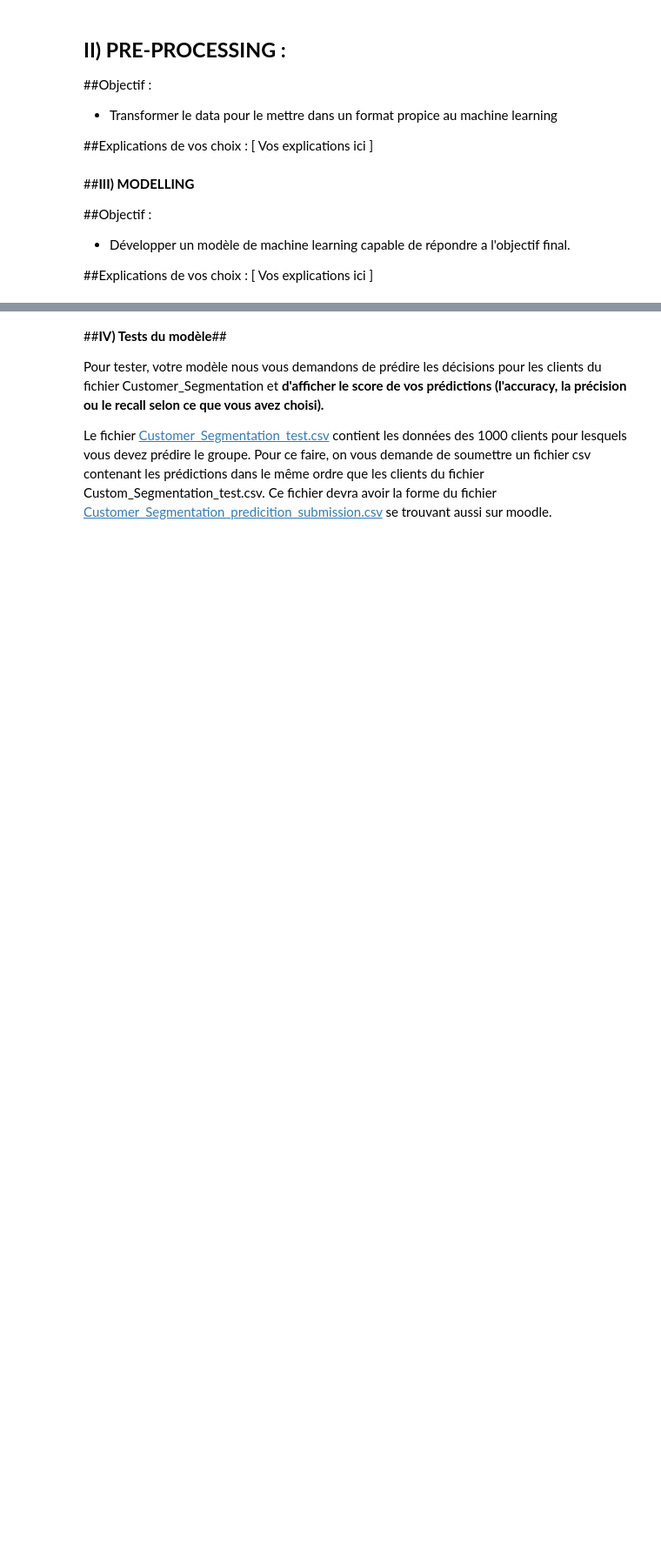
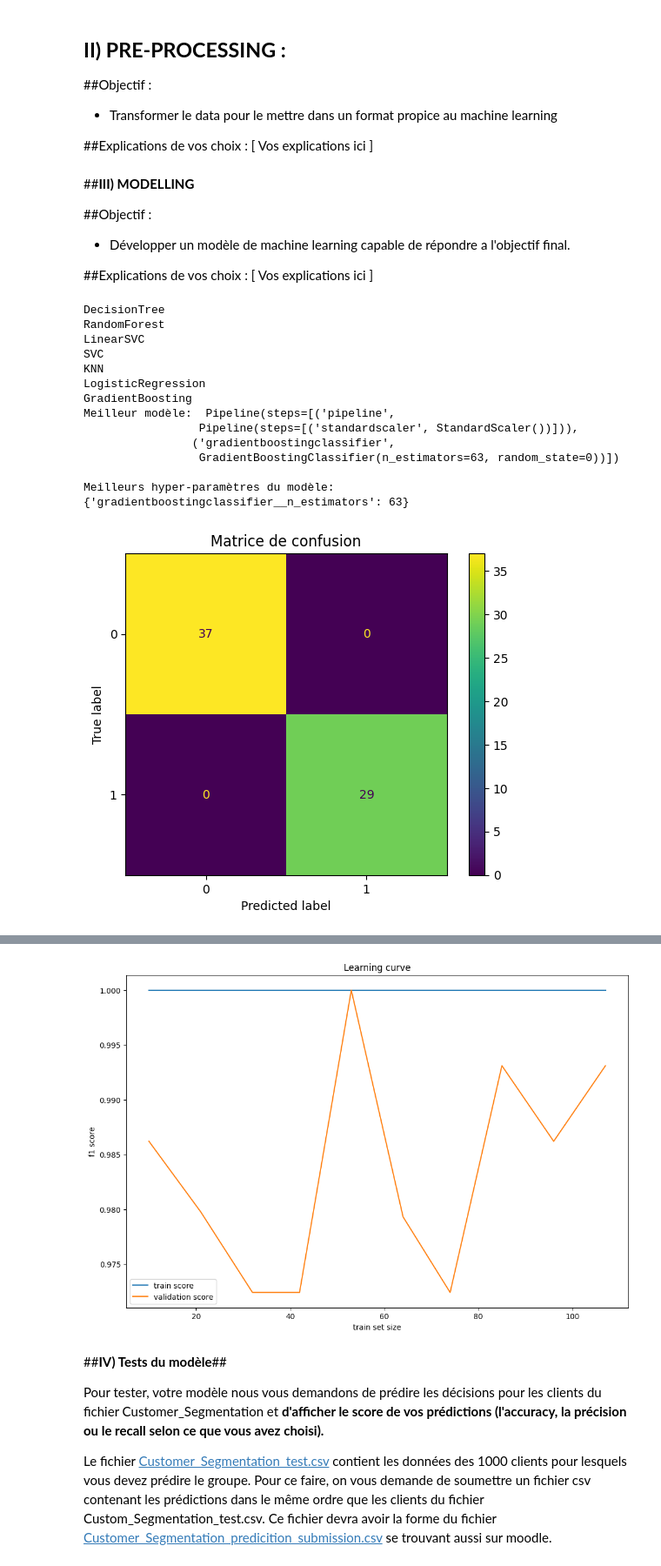
Before and after one commit to robin-salle-vinci/projet_IA, a Jupyter notebook: BIN3100_Projet_Data_Science.ipynb, the cells around one changed output, grey strips where cells are left out. Shown at 87% size. Drawn from its saved outputs; the diff is of its cells as text; code cells hidden in the pictures; blank space fills up the shorter version.

Commit message:
add gridSearchCV + graphics

```diff
--- a/BIN3100_Projet_Data_Science.ipynb
+++ b/BIN3100_Projet_Data_Science.ipynb
@@ -162,56 +162,107 @@ import seaborn as sns
 # %%
 #Code votre modelling
 from sklearn.tree import DecisionTreeClassifier
-from sklearn.ensemble import RandomForestClassifier
+from sklearn.ensemble import RandomForestClassifier, GradientBoostingClassifier
 from sklearn.svm import LinearSVC, SVC
 from sklearn.neighbors import KNeighborsClassifier
 from sklearn.linear_model import LogisticRegression
 from sklearn.pipeline import make_pipeline
 from sklearn.preprocessing import StandardScaler
 
+from sklearn.datasets import make_blobs
+from sklearn.model_selection import train_test_split
+X, y = make_blobs(n_samples=200, centers=2, n_features=5, center_box=(0, 10))
+X_train, X_test, y_train, y_test = train_test_split(X, y, test_size=0.33, random_state=42)
+
 
 # Fonction d'évaluation
-from sklearn.metrics import f1_score, confusion_matrix, classification_report, accuracy_score
+from sklearn.metrics import f1_score, confusion_matrix, classification_report, accuracy_score, ConfusionMatrixDisplay
 from sklearn.model_selection import learning_curve
 def evaluation(model):
   model.fit(X_train, y_train)
   y_pred = model.predict(X_test)
+  cm = confusion_matrix(y_test, y_pred)
 
   # résultat de l'évaluation
-  print(confusion_matrix(y_test, y_pred))
-  print(classification_report(y_test, y_pred))
-  print("Accuracy : ", accuracy_score(y_test, y_pred))
+  confusion_matrix_display = ConfusionMatrixDisplay(confusion_matrix=cm)
+  confusion_matrix_display.plot()
+  confusion_matrix_display.ax_.set_title("Matrice de confusion")
+  plt.show()
+  print();
+  print("Rapport de classification: \n", classification_report(y_test, y_pred))
+  print("Accuracy: ", accuracy_score(y_test, y_pred))
 
   # learning curve pour trouver la source du problème (overfitting, underfitting)
   N, train_score, val_score = learning_curve(model, X_train, y_train, cv=5, scoring="f1", train_sizes=np.linspace(0.1, 1.0, 10)) # cv -> nombre de découpe des données
 
   # Création du graphique
+  print()
   plt.figure(figsize=(12,8))
   plt.plot(N, train_score.mean(axis=1), label="train score")
   plt.plot(N, val_score.mean(axis=1), label="validation score")
+  plt.title("Learning curve")
+  plt.xlabel("train set size")
+  plt.ylabel("f1 score")
   plt.legend()
   plt.show()
 
 
+
 # Entrainement de différents modèles
-preprocessor = make_pipeline(); # à compléter en fonction de pre-processing !!!!!!!!!!!!!! + include_bias=False pour les erreurs inutiles
+preprocessor = make_pipeline(StandardScaler()); # à compléter en fonction de pre-processing !!!!!!!!!!!!!! + include_bias=False pour les erreurs inutiles
 
 DecisionTreeClassifierPIP = make_pipeline(preprocessor, DecisionTreeClassifier(random_state=0))
 RandomForestClassifierPIP = make_pipeline(preprocessor, RandomForestClassifier(random_state=0))
 LinearSVCPIP = make_pipeline(preprocessor, StandardScaler(), LinearSVC(random_state=0))
 SVCPIP = make_pipeline(preprocessor, StandardScaler(), SVC(random_state=0))
 KNeighborsClassifierPIP = make_pipeline(preprocessor, StandardScaler(), KNeighborsClassifier())
 LogisticRegressionPIP = make_pipeline(preprocessor, LogisticRegression(random_state=0))
+GradientBoostingClassifierPIP = make_pipeline(preprocessor, GradientBoostingClassifier(random_state=0))
 
-models = [DecisionTreeClassifier, RandomForestClassifier, LinearSVC, SVC, KNeighborsClassifier, LogisticRegression]
+models = {'DecisionTree':DecisionTreeClassifierPIP, 'RandomForest':RandomForestClassifierPIP, 'LinearSVC':LinearSVCPIP, 'SVC':SVCPIP, 'KNN':KNeighborsClassifierPIP, 'LogisticRegression':LogisticRegressionPIP, 'GradientBoosting':GradientBoostingClassifierPIP}
 
 
-
-
-
+for name, model in models.items():
+  print(name)
+  #evaluation(model)
 
 
 
 
 # quand on aura trouver le meilleur modèle -> trouver ses meilleures features
 # pd.DataFrame(best_model.feature_importances_, index=X_train.columns).plot().bar(figsize=(12,8))
+
+
+# partie GridSearchCV pour optimiser le model avec les meilleurs scores de la fonction evaluation(recall et f1)
+from sklearn.model_selection import GridSearchCV, RandomizedSearchCV
+GradientBoostingClassifierPIP # exemple pris mais pas définitif à voir les résultats d'evaluation
+hypers_params = {'gradientboostingclassifier__n_estimators': range(1,100)} # à compléter selon le modèle choisi (les hyper params les plus important) (mettre le nom du model__ avant hyper param pour indiquer que c'est pour le step model dans pipeline) + à modifier e, fonction du résultat !!!
+grid = RandomizedSearchCV(GradientBoostingClassifierPIP, hypers_params, scoring='recall', cv=5, n_iter=40) # scoring à f1 aussi intéressant || RandomizedSearchCV est un grid mais qui fait des tests de hyperparam aléatoires si trop de hyperparams possible !!(n_iter= nombre de tests aleatoires)
+grid.fit(X_train, y_train)
+print("Meilleur modèle: ", grid.best_estimator_, "\n")
+print("Meilleurs hyper-paramètres du modèle:" , grid.best_params_)
+print()
+evaluation(grid.best_estimator_) # refaire une évaluation du meilleur modèle avec les meilleurs hyperparams
+
+
+
+
+
+# Precision Recall Curve (pour comparer recall et précision et finaliser notre modèle avec un seuil de prédiction)
+from sklearn.metrics import precision_recall_curve
+from sklearn.metrics import plot_precision_recall_curve
+# %% [output]
+DecisionTree
+RandomForest
+LinearSVC
+SVC
+KNN
+LogisticRegression
+GradientBoosting
+Meilleur modèle:  Pipeline(steps=[('pipeline',
+                 Pipeline(steps=[('standardscaler', StandardScaler())])),
+                ('gradientboostingclassifier',
+                 GradientBoostingClassifier(n_estimators=63, random_state=0))])
+
+Meilleurs hyper-paramètres du modèle: {'gradientboostingclassifier__n_estimators': 63}
+[figure, added]
@@ -218,3 +281,4 @@ models = [DecisionTreeClassifier, RandomForestClassifier, LinearSVC, SVC, KNeigh
+[figure, added]
 # %% [markdown]
 ##**IV) Tests du modèle**##
 
```
Also changed, not shown: parts of 1 cell of this notebook.
